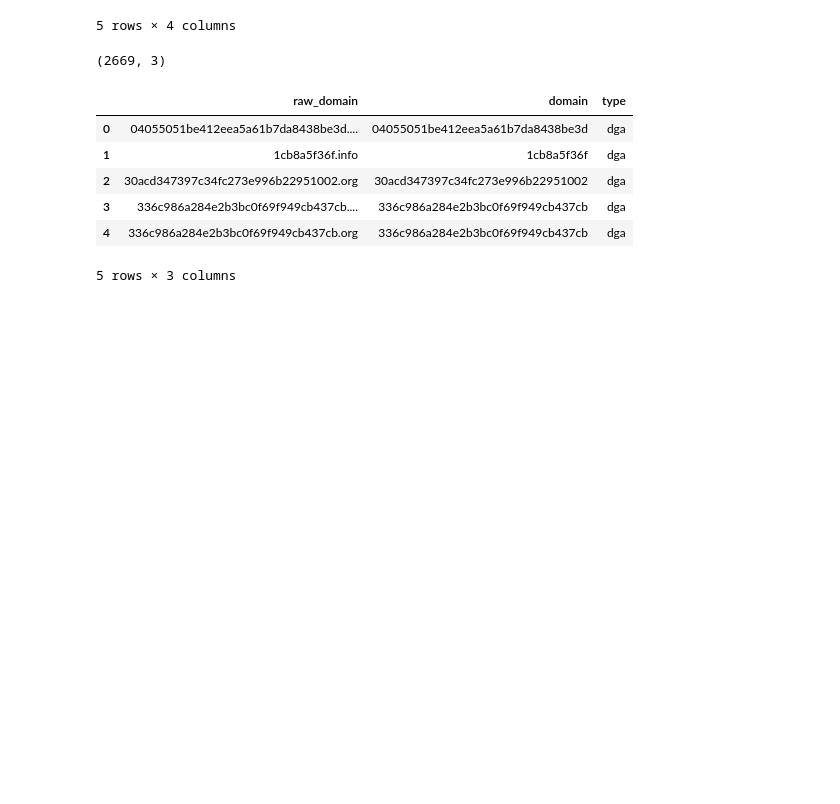
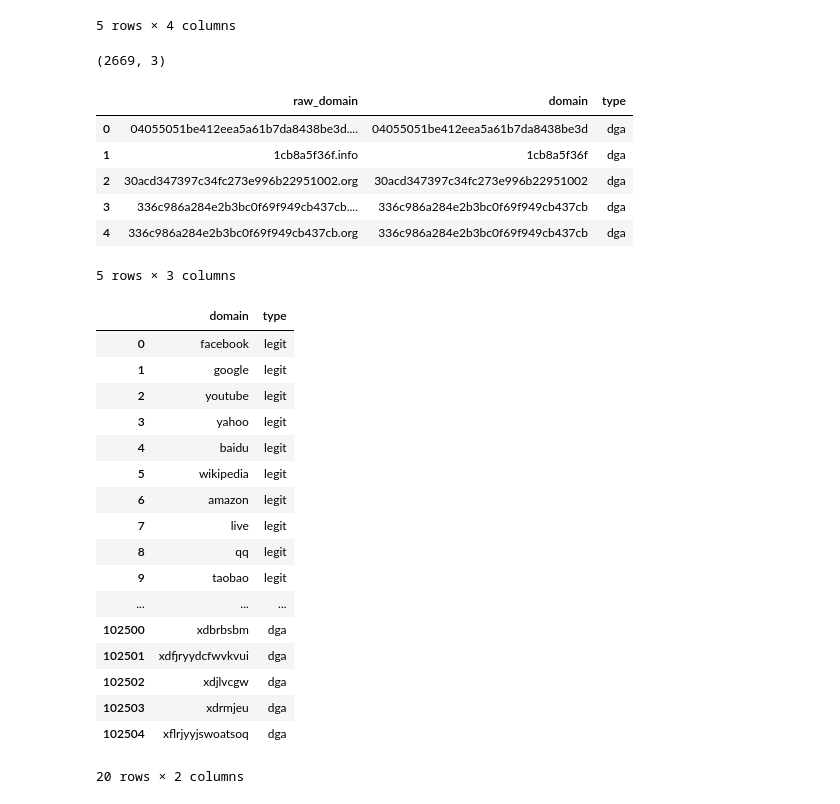
Before and after one commit to dolaameng/tutorials, a Jupyter notebook: ipython-notebooks/text preprocessing.ipynb, the cells around one changed output. Saved outputs shown, nothing was run; the diff lists cells and outputs as text; code cells hidden in the pictures; blank space fills up the shorter version.

```diff
--- a/ipython-notebooks/text preprocessing.ipynb
+++ b/ipython-notebooks/text preprocessing.ipynb
@@ -112,0 +116,21 @@ all_domains = pd.concat([alexa_df.loc[:, ["domain", "type"]],
+# %%
+pd.concat([all_domains.head(n = 10), all_domains.tail(n = 10)], axis=0, )
+# %% [output]
+|  | domain | type |
+| 0 | facebook | legit |
+| 1 | google | legit |
+| 2 | youtube | legit |
+| 3 | yahoo | legit |
+| 4 | baidu | legit |
+| 5 | wikipedia | legit |
+| 6 | amazon | legit |
+| 7 | live | legit |
+| 8 | qq | legit |
+| 9 | taobao | legit |
+| ... | ... | ... |
+| 102500 | xdbrbsbm | dga |
+| 102501 | xdfjryydcfwvkvui | dga |
+| 102502 | xdjlvcgw | dga |
+| 102503 | xdrmjeu | dga |
+| 102504 | xflrjyyjswoatsoq | dga |
+20 rows × 2 columns
```
Also changed, not shown: parts of 8 cells of this notebook.
